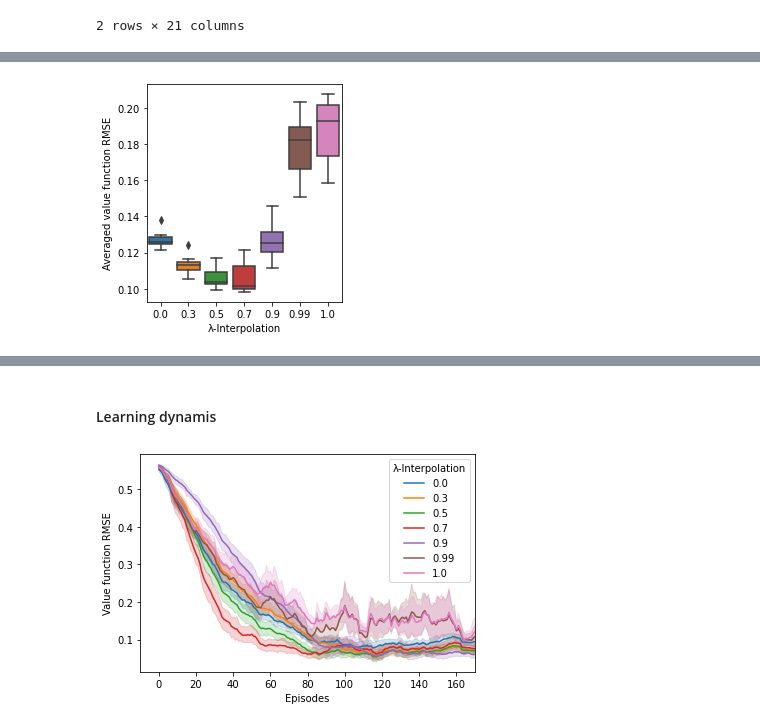
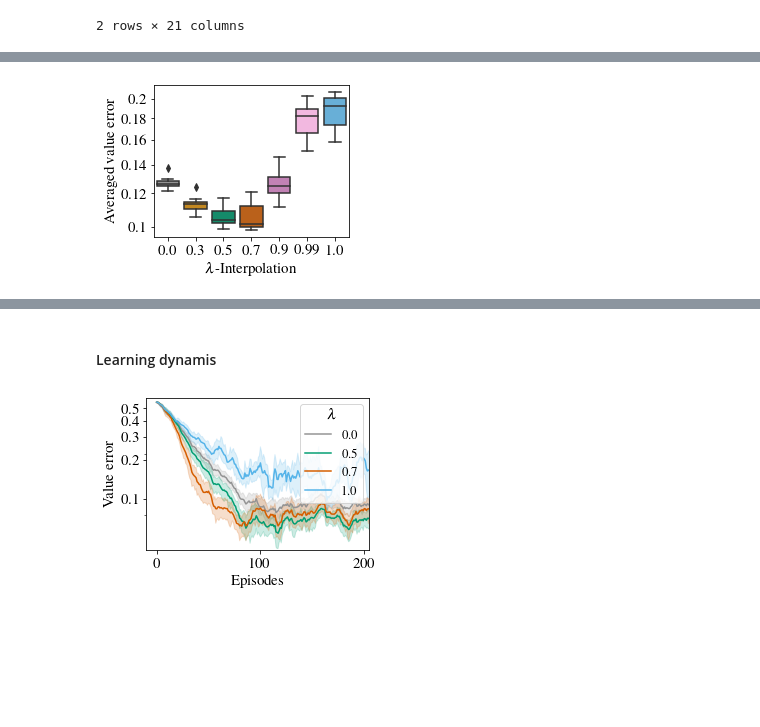
Before and after one commit to im-ant/sr-return, a Jupyter notebook: analysis/linear/2021-01-30_193239_random-chain_RMSE.ipynb, the cells around one changed output, grey strips where cells are left out. Cells and saved outputs as stored; diff of their text form; code cells hidden in the pictures; blank space fills up the shorter version.

```diff
--- a/analysis/linear/2021-01-30_193239_random-chain_RMSE.ipynb
+++ b/analysis/linear/2021-01-30_193239_random-chain_RMSE.ipynb
@@ -211,7 +215,7 @@ script_plot_lr_rmse_boxplot_over_training(Data_df)
 # %% [markdown]
 Plot: AUC over all episodes
 # %%
-def script_plot_lr_rmse_boxplot_over_all_training(in_df):
+def script_plot_lr_rmse_lineplot_over_all_training(in_df):
     df = in_df.copy(deep=True)
 
     plt_hue='lamb'
@@ -246,6 +250,6 @@ def script_plot_lr_rmse_boxplot_over_all_training(in_df):
 
     plt.ylim([0.08, 0.6])
 
-script_plot_lr_rmse_boxplot_over_all_training(Data_df)
+script_plot_lr_rmse_lineplot_over_all_training(Data_df)
 # %% [output]
 [figure]
@@ -331,31 +427,52 @@ script_plt_best_param_boxplot(avg_best_param_df)
 # %%
 def script_plt_best_param_x_lamb_boxplot(best_df):
     # ==
     plt_x = 'lamb'
     plt_y = 'v_fn_rmse'
 
     filters = {
         'agentCls_name': 'SFReturnAgent',
         'eta_trace': 0.0,
         'use_true_sf_params': False,
         'use_true_reward_params': False,
     }
 
     df = best_df.copy(deep=True)
     for k in filters:
         df = df[df[k] == filters[k]]
 
-
-    plt.figure(figsize=(3.5,4))
-    sns.boxplot(x=plt_x, y=plt_y,
-                 data=df)
-    plt.ylabel('Averaged value function RMSE')
-    plt.xlabel('λ-Interpolation')
+    # create 10 color palette mapping
+    c10pal = sns.color_palette("colorblind", 10)
+    cmapping_keylist = [0.0, 0.3, 0.5, 0.7, 0.9, 0.99, 1.0]
+    cmapping_colidxs = [7, 1, 2, 3, 4, 6, 9]
+    cmapping = {cmapping_keylist[i]: cmapping_colidxs[i]
+                for i in range(len(cmapping_keylist))}
+    hue_val_list = sorted(list(set(df[plt_x].values)))  # current map
+    c_palette = [c10pal[cmapping[hueVal]] for hueVal in hue_val_list]
 
 
+    plt.figure(figsize=(3.5, 2.8))
+    sns.boxplot(x=plt_x, y=plt_y,
+                palette=c_palette,
+                data=df)
+    plt.ylabel('Averaged value error')
+    plt.xlabel('$\lambda$-Interpolation')
+
+    plt.yscale('log')
+    cur_yticks = [round(e, 2) for e in np.arange(0.1, 0.21, 0.02)]
+    plt.yticks(cur_yticks, cur_yticks)
+
+
+
+plt.rc('text', usetex=True)
+plt.rc('font', **{'family': 'serif',
+                  'serif': ['Times'], 'size': 15})
+
 script_plt_best_param_x_lamb_boxplot(avg_best_param_df)
+
+plt.savefig('/Users/anthony/Desktop/random-chain_best-per-lambda.pgf', bbox_inches="tight")
 # %% [output]
-[figure, old version]
+[figure, new version]
 # %%
 def script_helper_get_best_param_for_episode(best_df, episode_idx):
     indep_cols = ['agentCls_name', 'lamb', 'eta_trace',
@@ -420,23 +537,44 @@ def script_plt_learning_over_epis(in_data_df, in_best_df, filters=None):
 
     plt_hue = 'lamb'
     df[plt_hue] = [round(e, 3) for e in df[plt_hue]]
-    # hues
-    n_hues = len(set(df[plt_hue].values))
-    c_palette = sns.color_palette("tab10", n_hues)
+    df = df[df['lamb'].isin([0.0, 0.5, 0.7, 1.0])]
+
+    # Palette
+    c10pal = sns.color_palette("colorblind", 10)
+    cmapping_keylist = [0.0, 0.3, 0.5, 0.7, 0.9, 0.99, 1.0]
+    cmapping_colidxs = [7, 1, 2, 3, 4, 6, 9]
+    cmapping = {cmapping_keylist[i]: cmapping_colidxs[i]
+                for i in range(len(cmapping_keylist))}
+    hue_val_list = sorted(list(set(df[plt_hue].values)))  # current map
+    c_palette = [c10pal[cmapping[hueVal]] for hueVal in hue_val_list]
+
 
     # ==
     # Plot
-    plt.figure(figsize=(6,4))
+    plt.figure(figsize=(4,2.8))
     sns.lineplot(x='episode_idx', y='v_fn_rmse', hue=plt_hue,
-                 ci=95, n_boot=200,
+                 ci=95, n_boot=100,
                  palette=c_palette,
                  data=df)
-    #plt.ylim([0,0.59])
-    plt.xlim([-10,170])
+
+    plt.xlim([-10, 205])
     plt.xlabel('Episodes')
-    plt.ylabel('Value function RMSE')
-    plt.legend(title='λ-Interpolation')
+    plt.ylabel('Value error')
+    plt.legend(title='$\lambda$', loc='upper right', fontsize=13)
+
+    # plt.yscale('symlog', linscale=0.01)
+    plt.yscale('log', base=3)
+    plt.ylim([0.04, 0.6])
+    cur_yticks = [round(e, 3) for e in np.arange(0.1, 0.6, 0.1)]
+    plt.yticks(cur_yticks, cur_yticks)
+
+
+plt.rc('text', usetex=True)
+plt.rc('font', **{'family': 'serif',
+                  'serif': ['Times'], 'size': 15})
 
 script_plt_learning_over_epis(Data_df, avg_best_param_df)
+
+plt.savefig('/Users/anthony/Desktop/random-chain_learning-dynamics.pgf',  bbox_inches="tight")
 # %% [output]
-[figure, old version]
+[figure, new version]
```
Also changed, not shown: parts of 10 cells of this notebook, 1 other file.
